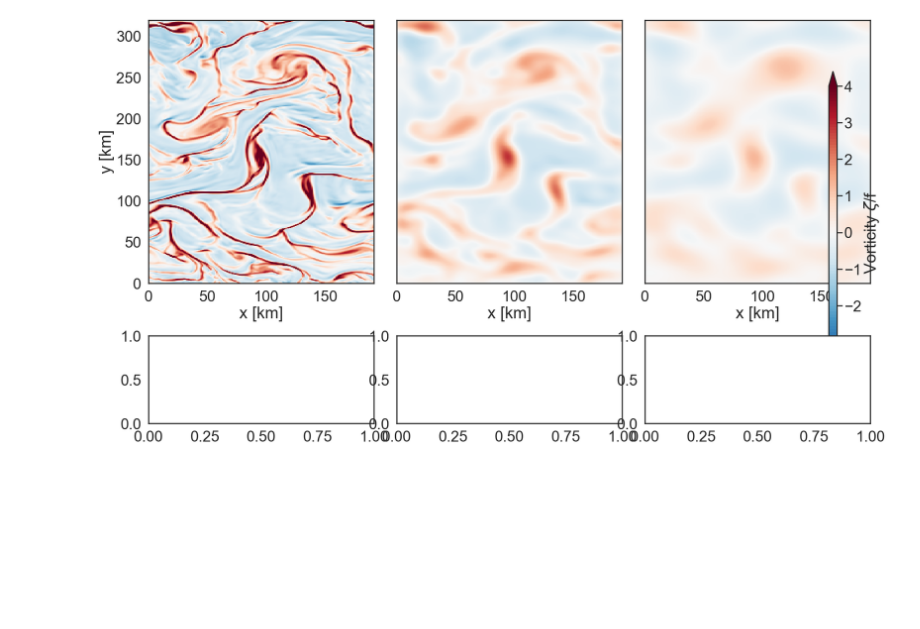
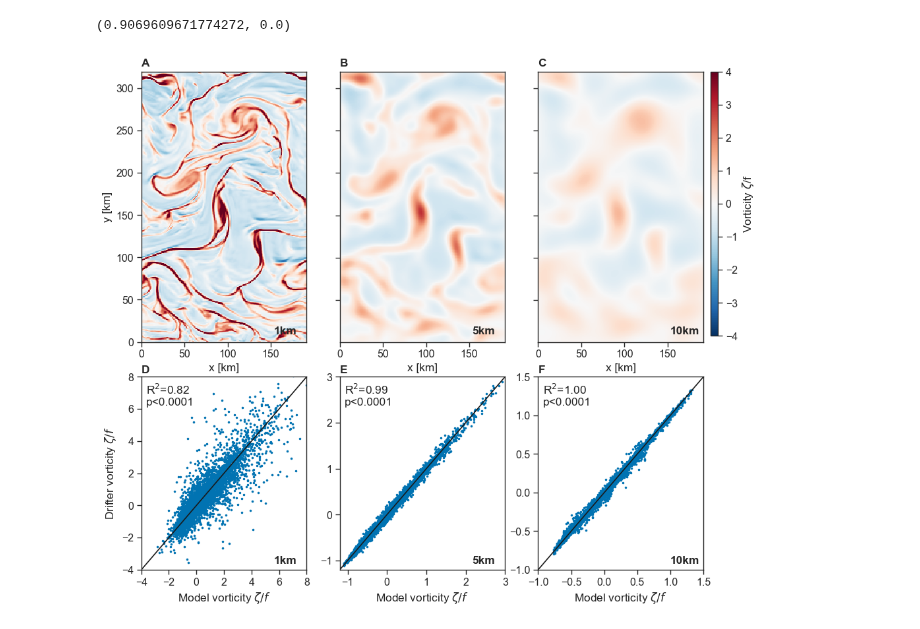
Before and after one commit to sessink/velocity_gradients, a Jupyter notebook: notebooks/performance.ipynb, the cells around one changed output. Drawn from its saved outputs; the diff is of its cells as text; code cells hidden in the pictures; blank space fills up the shorter version.

```diff
--- a/notebooks/performance.ipynb
+++ b/notebooks/performance.ipynb
@@ -238,4 +216,4 @@ for i in range(N):
 # %%
 df_comparison = pd.DataFrame({'model_zeta':zeta_at_mean,'drifter_zeta':vort_drifters,
-                             'model_zeta10':zeta_at_mean10,'drifter_zeta10':vort_drifters10,
-                             'model_zeta20':zeta_at_mean20,'drifter_zeta20':vort_drifters20},index=np.arange(N) )
+                             'model_zeta10':zeta_at_mean5,'drifter_zeta10':vort_drifters5,
+                             'model_zeta20':zeta_at_mean10,'drifter_zeta20':vort_drifters10},index=np.arange(N) )
@@ -242,42 +222,94 @@ df_comparison = pd.DataFrame({'model_zeta':zeta_at_mean,'drifter_zeta':vort_drif
+# %%
+pearsonr(df_comparison.model_zeta, df_comparison.drifter_zeta)
+# %% [output]
+(0.9069609671774272, 0.0)
 # %%
-f = plt.figure(figsize=(25,14))
+f = plt.figure(figsize=(11,10))
 widths = [1,1,1]
-heights = [3,1]
+heights = [1.4,1]
 spec = f.add_gridspec(ncols=3,
                       nrows=2,
                       width_ratios=widths,
                       height_ratios=heights)
 
 ax1 = f.add_subplot(spec[0, 0])
 ax2 = f.add_subplot(spec[0, 1], sharey=ax1)
 ax3 = f.add_subplot(spec[0, 2], sharey=ax1)
 plt.setp(ax2.get_yticklabels(), visible=False)
 plt.setp(ax3.get_yticklabels(), visible=False)
 
-ax1.pcolormesh(xc, yc, vor, cmap='RdBu_r',rasterized=True, vmin=-4,vmax=4)
+h3 = ax1.pcolormesh(xc, yc, vor, cmap='RdBu_r',rasterized=True, vmin=-4,vmax=4)
 ax2.pcolormesh(xc, yc, vor_5km, cmap='RdBu_r',rasterized=True, vmin=-4,vmax=4)
 ax3.pcolormesh(xc, yc, vor_10km, cmap='RdBu_r',rasterized=True, vmin=-4,vmax=4)
 ax1.set_yticks(np.arange(0,305,50))
 ax1.set_xticks(np.arange(0,155,50))
 ax2.set_xticks(np.arange(0,155,50))
 ax3.set_xticks(np.arange(0,155,50))
 ax1.set_ylabel('y [km]')
 ax1.set_xlabel('x [km]')
 ax2.set_xlabel('x [km]')
 ax3.set_xlabel('x [km]')
 
-a = ax3.get_position()
-cbar_ax = f.add_axes([a.bounds[0]+a.bounds[2]+0.01, 0.15, 0.01, 0.7]) #
+
+a = ax3.get_position() # pos left, bottom, width, height
+cbar_ax = f.add_axes([a.bounds[0]+a.bounds[2]+0.01, a.bounds[1], 0.01, a.bounds[3] ]) #
 cbar = f.colorbar(h3, cax=cbar_ax,ticks=np.arange(-4,5),label='Vorticity $\zeta$/f')
 cbar.ax.set_xticklabels(np.arange(-4,5))
 
 ax4 = f.add_subplot(spec[1, 0])
+
+ax4.scatter(x='model_zeta',y='drifter_zeta',data=df_comparison, s=3)
+ax4.set_xlabel('Model vorticity $\zeta/f$')
+ax4.set_ylabel('Drifter vorticity $\zeta/f$')
+ax4.set_xlim(-4,8)
+ax4.set_ylim(-4,8)
+ax4.set_xticks(np.arange(-4,10,2))
+ax4.plot([-4,8],[-4,8], color='k')
+
 ax5 = f.add_subplot(spec[1, 1])
+ax5.scatter(x='model_zeta10',y='drifter_zeta10',data=df_comparison, s=3)
+ax5.set_xlabel('Model vorticity $\zeta/f$')
+# ax5.set_ylabel('Drifter vorticity $\zeta/f$')
+ax5.set_xlim(-1.2,3)
+ax5.set_ylim(-1.2,3)
+ax5.set_yticks(np.arange(-1,4,1))
+ax5.plot([-1.2,3],[-1.2,3], color='k')
+
+
 ax6 = f.add_subplot(spec[1, 2])
+ax6.scatter(x='model_zeta20',y='drifter_zeta20',data=df_comparison, s=3)
 
-spec.tight_layout(f)
-spec.update(hspace=0.3,wspace=0.1)
+ax6.set_xlabel('Model vorticity $\zeta/f$')
+# ax6.set_ylabel('Drifter vorticity $\zeta/f$')
+ax6.set_xlim(-1,1.5)
+ax6.set_ylim(-1,1.5)
+ax6.plot([-1,1.5],[-1,1.5], color='k')
+# ax6.set_yticklabels([])
 
-plt.savefig('../figures/vorticity_filtered.pdf',bb_inches='tight',dpi=600)
+ax1.annotate('1km',(0.8,0.03),xycoords='axes fraction',weight='bold')
+ax2.annotate('5km',(0.8,0.03),xycoords='axes fraction',weight='bold')
+ax3.annotate('10km',(0.8,0.03),xycoords='axes fraction',weight='bold')
+ax4.annotate('1km',(0.8,0.03),xycoords='axes fraction',weight='bold')
+ax5.annotate('5km',(0.8,0.03),xycoords='axes fraction',weight='bold')
+ax6.annotate('10km',(0.8,0.03),xycoords='axes fraction',weight='bold')
+
+r,p = pearsonr(df_comparison.model_zeta, df_comparison.drifter_zeta)
+r2=r**2
+ax4.annotate(rf'R$^2$={r2:2.2f}'+'\n'+r'p<0.0001',(0.03,0.85),xycoords='axes fraction')
+
+r,p = pearsonr(df_comparison.model_zeta10, df_comparison.drifter_zeta10)
+r2=r**2
+ax5.annotate(rf'R$^2$={r2:2.2f}'+'\n'+r'p<0.0001',(0.03,0.85),xycoords='axes fraction')
+r,p = pearsonr(df_comparison.model_zeta20, df_comparison.drifter_zeta20)
+r2=r**2
+# ax6.annotate(rf'R$^2$={r:2.2f}',(0.03,0.9),xycoords='axes fraction')
+ax6.annotate(rf'R$^2$={r2:2.2f}'+'\n'+r'p<0.0001',(0.03,0.85),xycoords='axes fraction')
+
+# spec.tight_layout(f)
+spec.update(hspace=0.15,wspace=0.2)
+
+alphabet([ax1,ax2,ax3,ax4,ax5,ax6])
+
+plt.savefig('../figures/performance_v2.pdf',bb_inches='tight',dpi=600)
 # %% [output]
-[figure, old version]
+[figure, new version]
```
Also changed, not shown: parts of 12 cells of this notebook, 7 other files.
